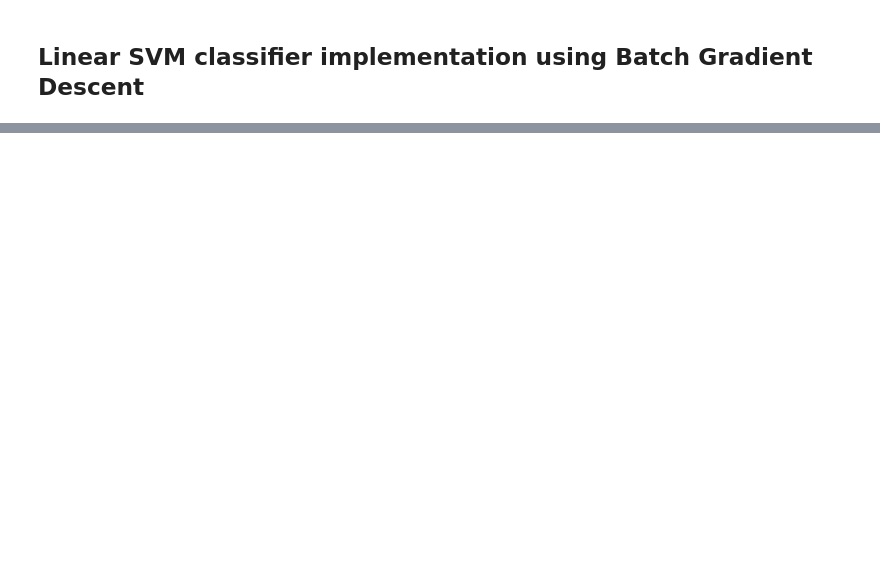
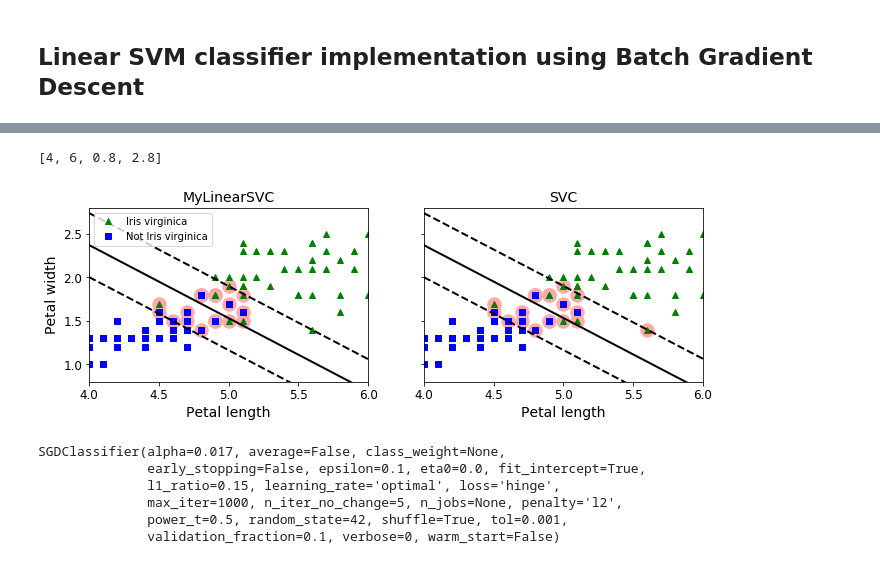
Before and after one commit to thap/skl-tf, a Jupyter notebook: 05.ipynb, the cells around one changed output, grey strips where cells are left out. Drawn from its saved outputs; the diff is of its cells as text; code cells hidden in the pictures; blank space fills up the shorter version.

```diff
--- a/05.ipynb
+++ b/05.ipynb
@@ -827,0 +894,23 @@ y = (iris['target'] == 2).astype(np.float64).reshape(-1, 1)
+# %%
+yr = y.ravel()
+fig, axes = plt.subplots(ncols=2, figsize=(11, 3.2), sharey=True)
+plt.sca(axes[0])
+plt.plot(X[:, 0][yr==1], X[:, 1][yr==1], 'g^', label='Iris virginica')
+plt.plot(X[:, 0][yr==0], X[:, 1][yr==0], 'bs', label='Not Iris virginica')
+plot_svc_decision_boundary(svm_clf, 4, 6)
+plt.xlabel('Petal length', fontsize=14)
+plt.ylabel('Petal width', fontsize=14)
+plt.title('MyLinearSVC', fontsize=14)
+plt.axis([4, 6, 0.8, 2.8])
+plt.legend(loc='upper left')
+
+plt.sca(axes[1])
+plt.plot(X[:, 0][yr==1], X[:, 1][yr==1], 'g^')
+plt.plot(X[:, 0][yr==0], X[:, 1][yr==0], 'bs')
+plot_svc_decision_boundary(svm_clf2, 4, 6)
+plt.xlabel('Petal length', fontsize=14)
+plt.title('SVC', fontsize=14)
+plt.axis([4, 6, 0.8, 2.8])
+# %% [output]
+[4, 6, 0.8, 2.8]
+[figure, added]
@@ -827,0 +919,10 @@ y = (iris['target'] == 2).astype(np.float64).reshape(-1, 1)
+# %%
+sgd_clf = SGDClassifier(loss='hinge', alpha=0.017, max_iter=1000, tol=1e-3, random_state=42)
+sgd_clf.fit(X, y.ravel())
+# %% [output]
+SGDClassifier(alpha=0.017, average=False, class_weight=None,
+              early_stopping=False, epsilon=0.1, eta0=0.0, fit_intercept=True,
+              l1_ratio=0.15, learning_rate='optimal', loss='hinge',
+              max_iter=1000, n_iter_no_change=5, n_jobs=None, penalty='l2',
+              power_t=0.5, random_state=42, shuffle=True, tol=0.001,
+              validation_fraction=0.1, verbose=0, warm_start=False)
```
Also changed, not shown: parts of 46 cells of this notebook, 1 other file.
